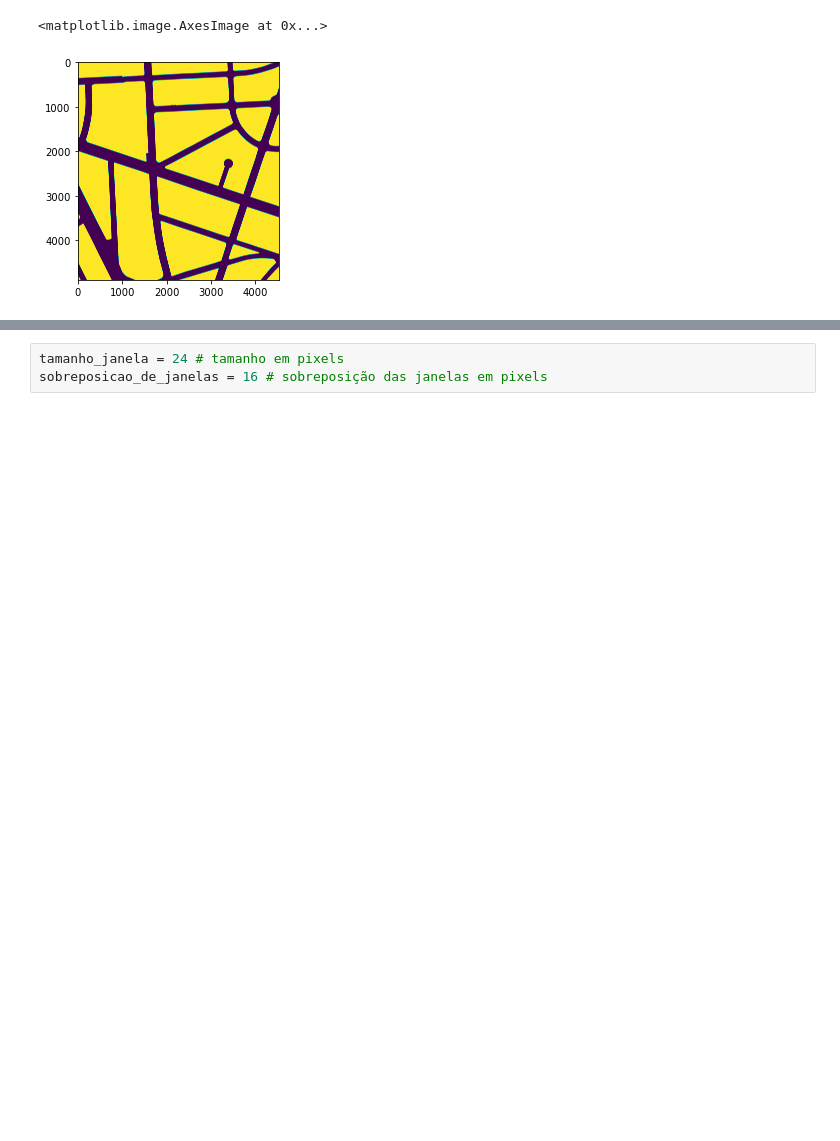
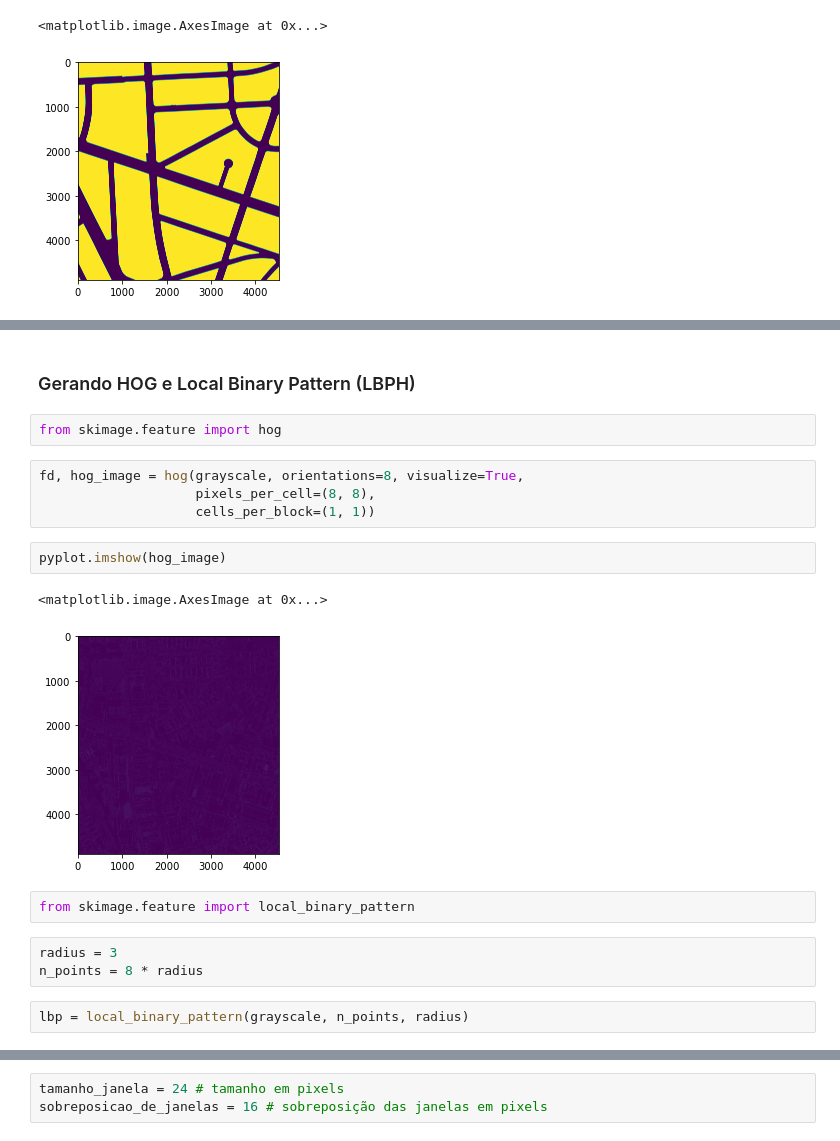
Before and after one commit to AndaSampa/faixas-de-pedestre, a Jupyter notebook: 00 - Preparando dados para o treinamento por aprendizado de máquina.ipynb, the cells around one changed output, grey strips where cells are left out. Drawn from its saved outputs; the diff is of its cells as text; blank space fills up the shorter version.

```diff
--- a/00 - Preparando dados para o treinamento por aprendizado de máquina.ipynb
+++ b/00 - Preparando dados para o treinamento por aprendizado de máquina.ipynb
@@ -126,0 +162,20 @@ pyplot.imshow(quadras)
+# %% [markdown]
+### Gerando HOG e Local Binary Pattern (LBPH)
+# %%
+from skimage.feature import hog
+# %%
+fd, hog_image = hog(grayscale, orientations=8, visualize=True,
+                    pixels_per_cell=(8, 8),
+                    cells_per_block=(1, 1))
+# %%
+pyplot.imshow(hog_image)
+# %% [output]
+<matplotlib.image.AxesImage at 0x...>
+[figure, added]
+# %%
+from skimage.feature import local_binary_pattern
+# %%
+radius = 3
+n_points = 8 * radius
+# %%
+lbp = local_binary_pattern(grayscale, n_points, radius)
```
Also changed, not shown: parts of 19 cells of this notebook, 6 other files.
